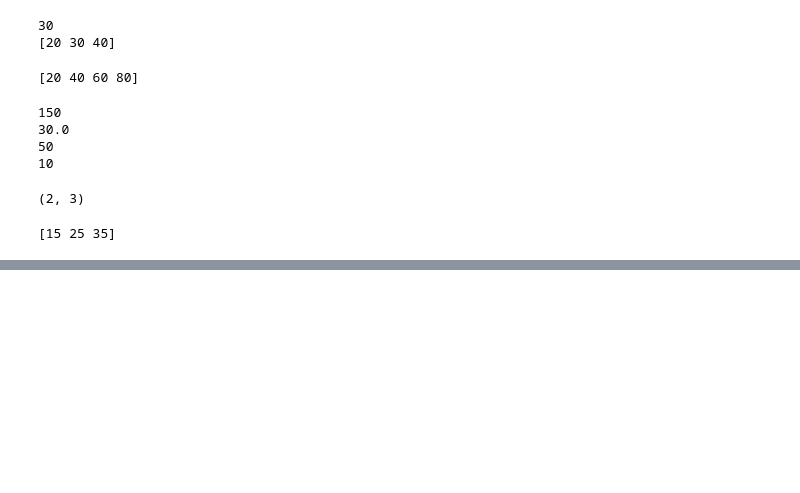
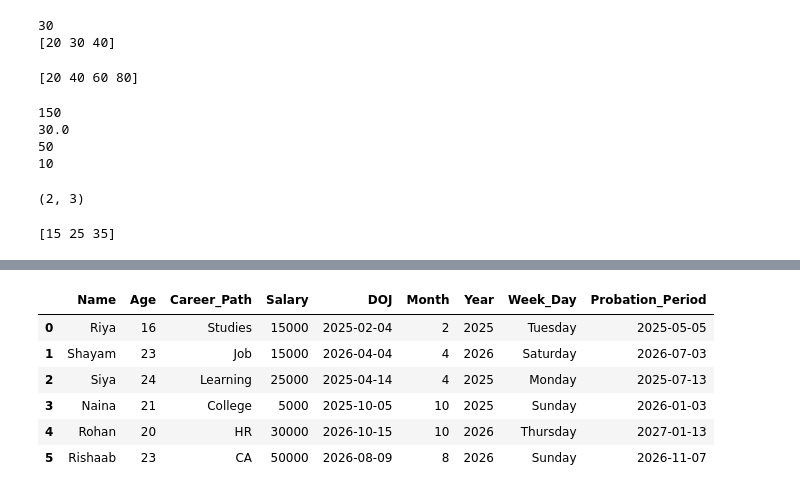
Before and after one commit to Garvita-aggarwal/Data_Science_Internship, a Jupyter notebook: Month_1/W3_NumPy_and_Pandas.ipynb, the cells around one changed output, grey strips where cells are left out. Drawn from its saved outputs; the diff is of its cells as text; code cells hidden in the pictures; blank space fills up the shorter version.

```diff
--- a/Month_1/W3_NumPy_and_Pandas.ipynb
+++ b/Month_1/W3_NumPy_and_Pandas.ipynb
@@ -59,0 +277,3 @@ print(arr[1,1])
+# %%
+df['DOJ1'] = ['04-02-2026','17-06-2025','04-10-2025','02-08-2026','02-09-2025','22-12-2026']
+df
@@ -59,0 +288,3 @@ print(arr[1,1])
+# %%
+df['DOJ1'] = pd.to_datetime(df['DOJ1'],format='%d-%m-%Y')
+df['DOJ1']
@@ -59,0 +299,2 @@ print(arr[1,1])
+# %%
+df.drop('DOJ1',axis=1,inplace=True)
@@ -59,0 +311,5 @@ print(arr[1,1])
+# %%
+df['Month'] = df['DOJ'].dt.month
+df['Year'] = df['DOJ'].dt.year
+df['Week_Day'] = df['DOJ'].dt.day_name()
+df
@@ -59,0 +324,11 @@ print(arr[1,1])
+# %%
+df['Probation_Period'] = df['DOJ'] + pd.Timedelta(days=90)
+df
+# %% [output]
+|  | Name | Age | Career_Path | Salary | DOJ | Month | Year | Week_Day | Probation_Period |
+| 0 | Riya | 16 | Studies | 15000 | 2025-02-04 | 2 | 2025 | Tuesday | 2025-05-05 |
+| 1 | Shayam | 23 | Job | 15000 | 2026-04-04 | 4 | 2026 | Saturday | 2026-07-03 |
+| 2 | Siya | 24 | Learning | 25000 | 2025-04-14 | 4 | 2025 | Monday | 2025-07-13 |
+| 3 | Naina | 21 | College | 5000 | 2025-10-05 | 10 | 2025 | Sunday | 2026-01-03 |
+| 4 | Rohan | 20 | HR | 30000 | 2026-10-15 | 10 | 2026 | Thursday | 2027-01-13 |
+| 5 | Rishaab | 23 | CA | 50000 | 2026-08-09 | 8 | 2026 | Sunday | 2026-11-07 |
```
Also changed, not shown: parts of 60 cells of this notebook.
